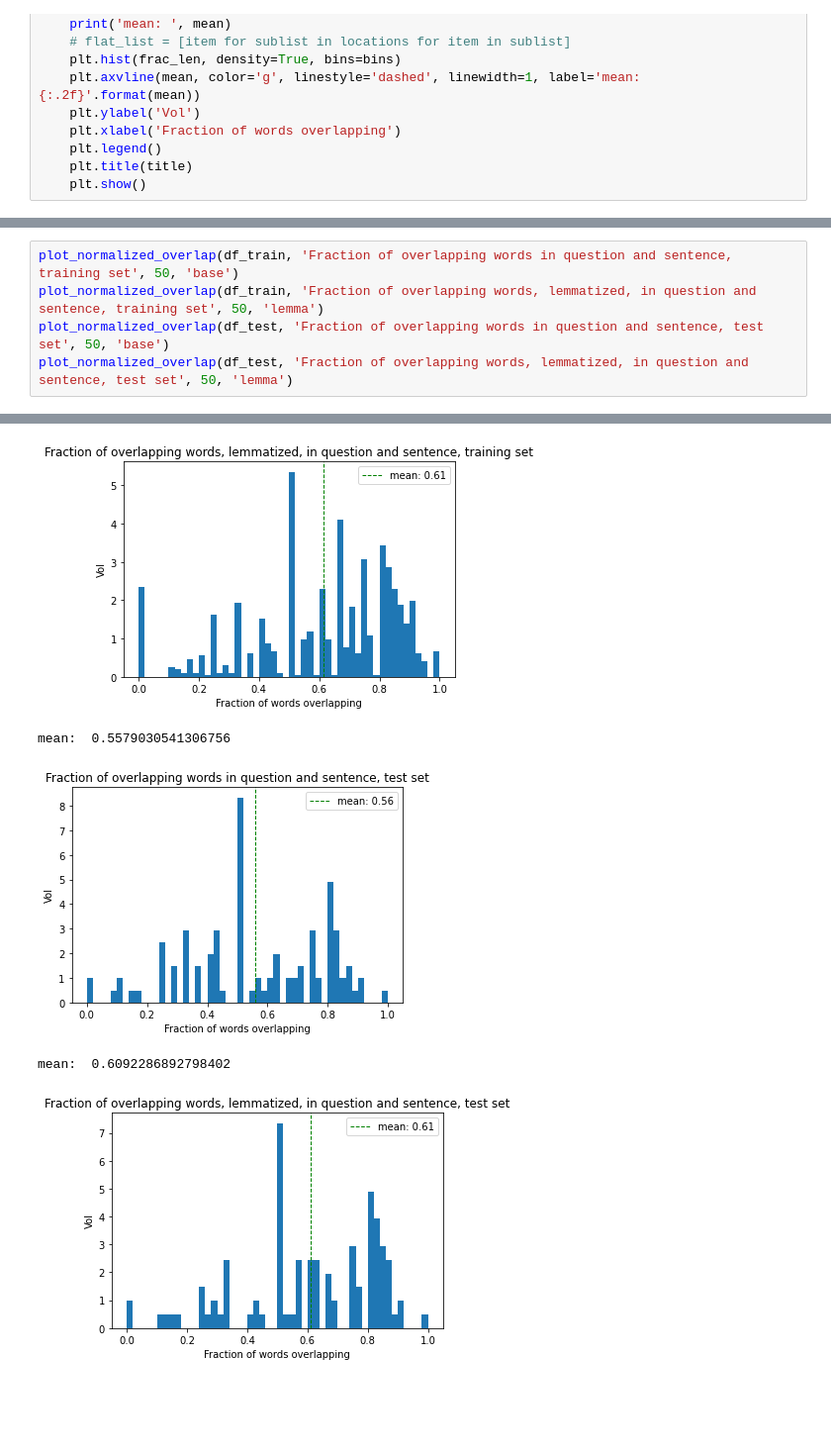
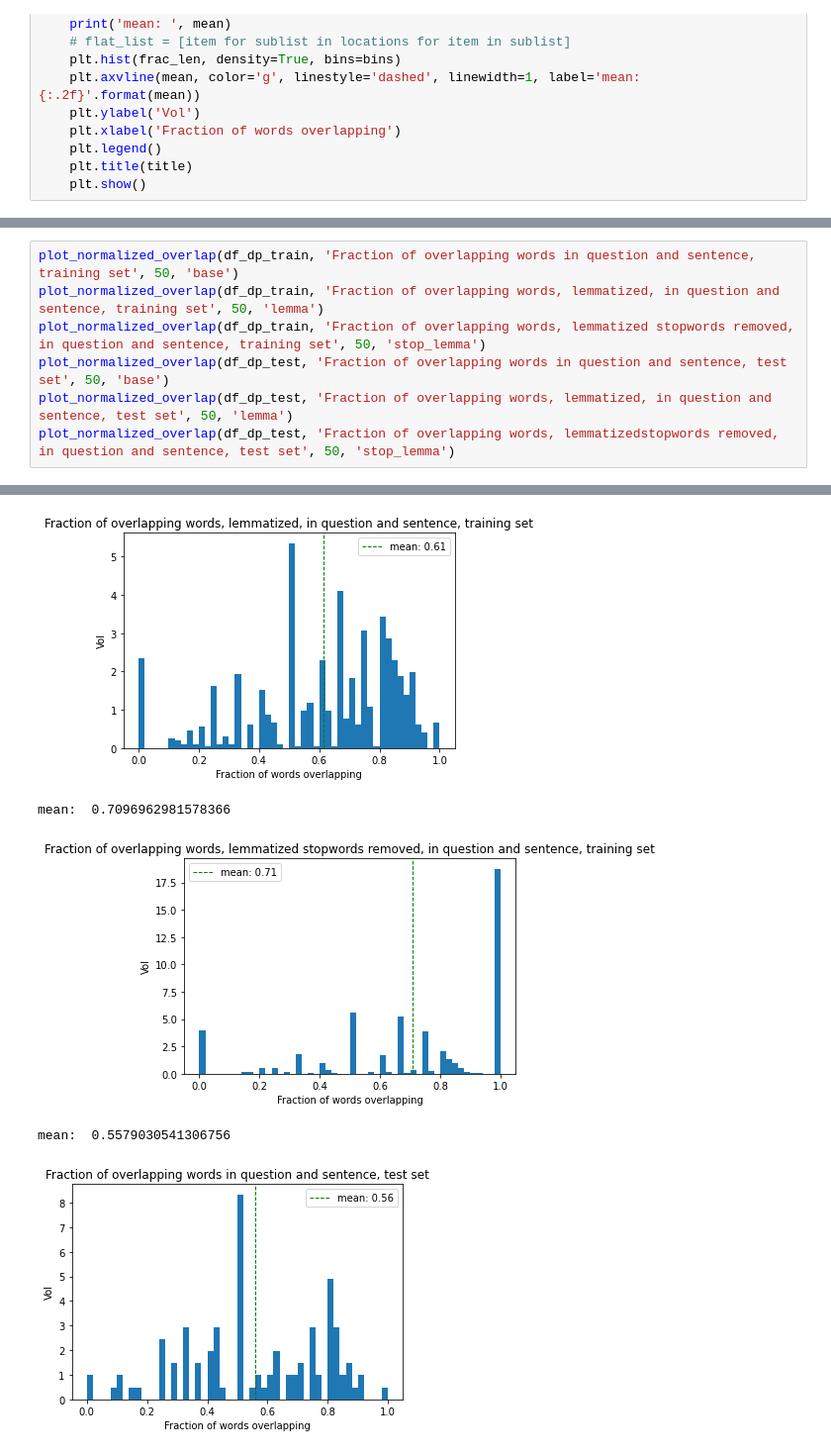
Before and after one commit to filippak/rc-answer-generation, a Jupyter notebook: data-analysis/word_overlap.ipynb, the cells around one changed output, grey strips where cells are left out. Shown at 99% size. Drawn from its saved outputs; the diff is of its cells as text; blank space fills up the shorter version.

Commit message:
word overlap without stopwords

```diff
--- a/data-analysis/word_overlap.ipynb
+++ b/data-analysis/word_overlap.ipynb
@@ -91,14 +113,16 @@ df_test['lemma_overlap_count'], df_test['lemma_overlap_words'], df_test['lemma_a
 # %%
-plot_normalized_overlap(df_train, 'Fraction of overlapping words in question and sentence, training set', 50, 'base')
-plot_normalized_overlap(df_train, 'Fraction of overlapping words, lemmatized, in question and sentence, training set', 50, 'lemma')
-plot_normalized_overlap(df_test, 'Fraction of overlapping words in question and sentence, test set', 50, 'base')
-plot_normalized_overlap(df_test, 'Fraction of overlapping words, lemmatized, in question and sentence, test set', 50, 'lemma')
+plot_normalized_overlap(df_dp_train, 'Fraction of overlapping words in question and sentence, training set', 50, 'base')
+plot_normalized_overlap(df_dp_train, 'Fraction of overlapping words, lemmatized, in question and sentence, training set', 50, 'lemma')
+plot_normalized_overlap(df_dp_train, 'Fraction of overlapping words, lemmatized stopwords removed, in question and sentence, training set', 50, 'stop_lemma')
+plot_normalized_overlap(df_dp_test, 'Fraction of overlapping words in question and sentence, test set', 50, 'base')
+plot_normalized_overlap(df_dp_test, 'Fraction of overlapping words, lemmatized, in question and sentence, test set', 50, 'lemma')
+plot_normalized_overlap(df_dp_test, 'Fraction of overlapping words, lemmatizedstopwords removed, in question and sentence, test set', 50, 'stop_lemma')
 # %% [output]
 mean:  0.5630919543502897
 [figure]
 mean:  0.6135334346100108
 [figure]
-mean:  0.5579030541306756
+mean:  0.7096962981578366
-[figure, old version]
+[figure, new version]
-mean:  0.6092286892798402
+mean:  0.5579030541306756
-[figure, old version]
+[figure, new version]
```
Also changed, not shown: parts of 7 cells of this notebook, 1 other file.
